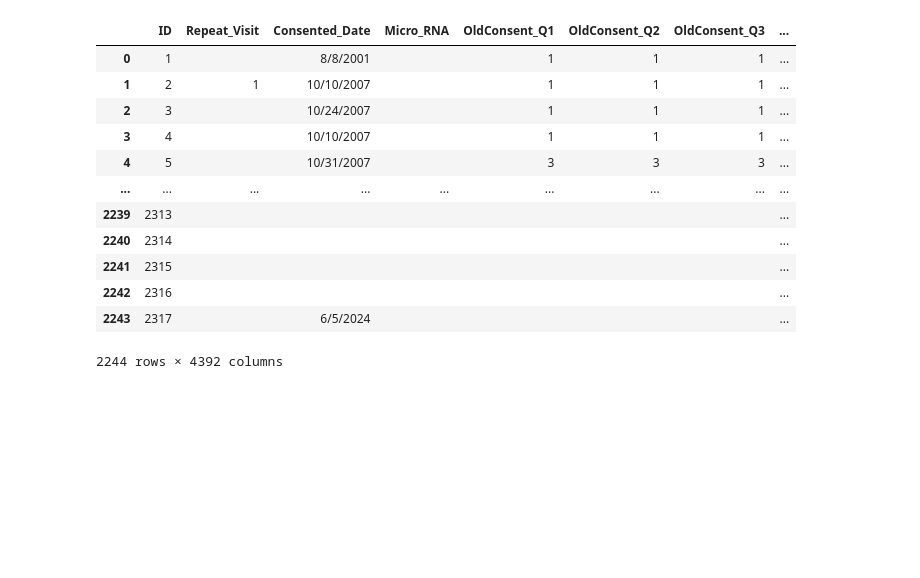
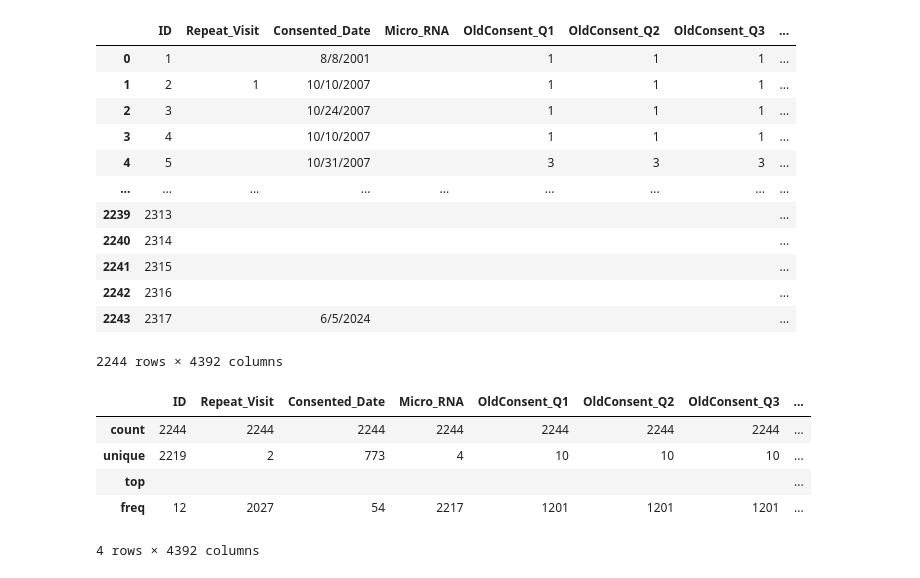
Before and after one commit to tcwy01/AcnePsychosocial, a Jupyter notebook: Acne_script.ipynb, the cells around one changed output. Drawn from its saved outputs; the diff is of its cells as text; code cells hidden in the pictures; blank space fills up the shorter version.

```diff
--- a/Acne_script.ipynb
+++ b/Acne_script.ipynb
@@ -21,5 +21,15 @@ acne_data
 | 2242 | 2316 |  |  |  |  |  |  | ... |
 | 2243 | 2317 |  | 6/5/2024 |  |  |  |  | ... |
 2244 rows × 4392 columns
+# %%
+#Inspecting data
+acne_data.describe()
+# %% [output]
+|  | ID | Repeat_Visit | Consented_Date | Micro_RNA | OldConsent_Q1 | OldConsent_Q2 | OldConsent_Q3 | ... |
+| count | 2244 | 2244 | 2244 | 2244 | 2244 | 2244 | 2244 | ... |
+| unique | 2219 | 2 | 773 | 4 | 10 | 10 | 10 | ... |
+| top |  |  |  |  |  |  |  | ... |
+| freq | 12 | 2027 | 54 | 2217 | 1201 | 1201 | 1201 | ... |
+4 rows × 4392 columns
 # %%
 #Loading in missingno
```
Also changed, not shown: parts of 2 cells of this notebook.
